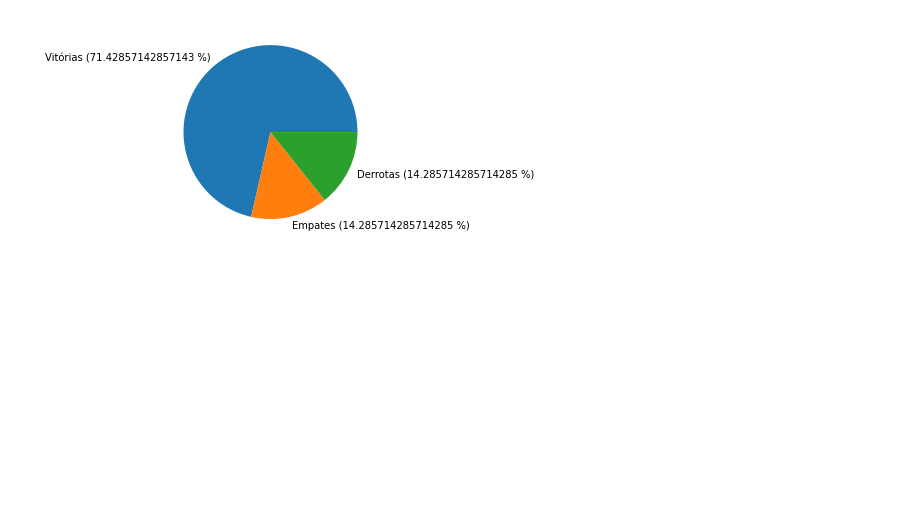
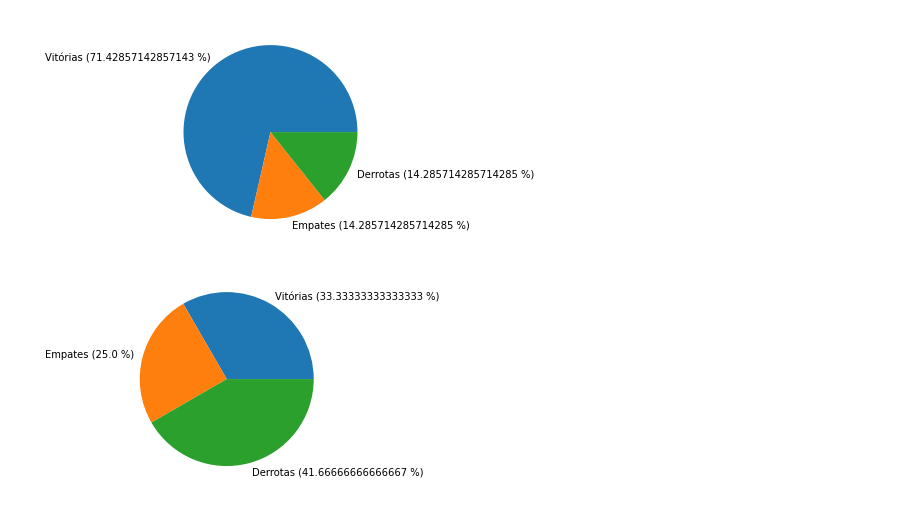
Before and after one commit to andreterceiro/soccer-data-science-studies, a Jupyter notebook: index.ipynb, the cells around one changed output. Drawn from its saved outputs; the diff is of its cells as text; code cells hidden in the pictures; blank space fills up the shorter version.

```diff
--- a/index.ipynb
+++ b/index.ipynb
@@ -54,10 +54,16 @@ dataframe = pd.read_csv('databases/mundo_transfermarkt_competicoes_brasileirao_s
 # Only five lines was outputed
 #print(dataframe.head())
 
-dataframeJogosSaoPauloTodosAnos = dataframe.loc[dataframe.time_mandante == "São Paulo"]
+dataframeJogosSaoPauloTodosAnosMandante = dataframe.loc[dataframe.time_mandante == "São Paulo"]
+dataframeJogosSaoPauloTodosAnosVisitante = dataframe.loc[dataframe.time_visitante == "São Paulo"]
 
-dataframeJogosSaoPaulo2024 = dataframeJogosSaoPauloTodosAnos.loc[dataframeJogosSaoPauloTodosAnos.ano_campeonato == 2024]
-# print(dataframeJogosSaoPauloSo2024)
+# print(dataframeJogosSaoPauloTodosAnosMandante)
+# print(dataframeJogosSaoPauloTodosAnosVisitante)
+
+dataframeJogosSaoPaulo2024EmCasa = dataframeJogosSaoPauloTodosAnosMandante.loc[dataframeJogosSaoPauloTodosAnosMandante.ano_campeonato == 2024]
+dataframeJogosSaoPaulo2024Visitante = dataframeJogosSaoPauloTodosAnosVisitante.loc[dataframeJogosSaoPauloTodosAnosVisitante.ano_campeonato == 2024]
+print(dataframeJogosSaoPaulo2024EmCasa)
+print(dataframeJogosSaoPaulo2024Visitante)
 # %% [output]
 1.2.2
 1.20.1
@@ -105,0 +109,21 @@ totalJogosSaoPaulo2024VisitanteDerrotas = len(dataFrameJogosSaoPaulo2024Visitant
+# %%
+totalJogosSaoPaulo2024VisitanteVitorias = len(dataframeJogosSaoPaulo2024Visitante.loc[dataframeJogosSaoPaulo2024Visitante.gols_visitante > dataframeJogosSaoPaulo2024Visitante.gols_mandante])
+pontosSaoPaulo2024Visitante = 3 * totalJogosSaoPaulo2024VisitanteVitorias
+
+totalJogosSaoPaulo2024VisitanteEmpates = len(dataframeJogosSaoPaulo2024Visitante.loc[dataframeJogosSaoPaulo2024Visitante.gols_visitante == dataframeJogosSaoPaulo2024Visitante.gols_mandante])
+pontosSaoPaulo2024Visitante = pontosSaoPaulo2024Visitante + totalJogosSaoPaulo2024VisitanteEmpates
+
+totalJogosSaoPaulo2024VisitanteDerrotas = len(dataframeJogosSaoPaulo2024Visitante.loc[dataframeJogosSaoPaulo2024Visitante.gols_visitante < dataframeJogosSaoPaulo2024Visitante.gols_mandante])
+
+data = np.array([totalJogosSaoPaulo2024VisitanteVitorias, totalJogosSaoPaulo2024VisitanteEmpates, totalJogosSaoPaulo2024VisitanteDerrotas])
+
+pctVitoriasVisitante2024 = str(totalJogosSaoPaulo2024VisitanteVitorias / len(dataframeJogosSaoPaulo2024Visitante) * 100) + " %"
+pctEmpatesVisitante2024 = str(totalJogosSaoPaulo2024VisitanteEmpates / len(dataframeJogosSaoPaulo2024Visitante) * 100) + " %"
+pctDerrotasVisitante2024 = str(totalJogosSaoPaulo2024VisitanteDerrotas / len(dataframeJogosSaoPaulo2024Visitante) * 100) + " %"
+
+labels = ["Vitórias (" + pctVitoriasVisitante2024 + ")" , "Empates (" + pctEmpatesVisitante2024 + ")", "Derrotas (" + pctDerrotasVisitante2024 + ")"]
+
+plt.pie(data, labels = labels)
+plt.show()
+# %% [output]
+[figure, added]
```
Also changed, not shown: parts of 3 cells of this notebook.
